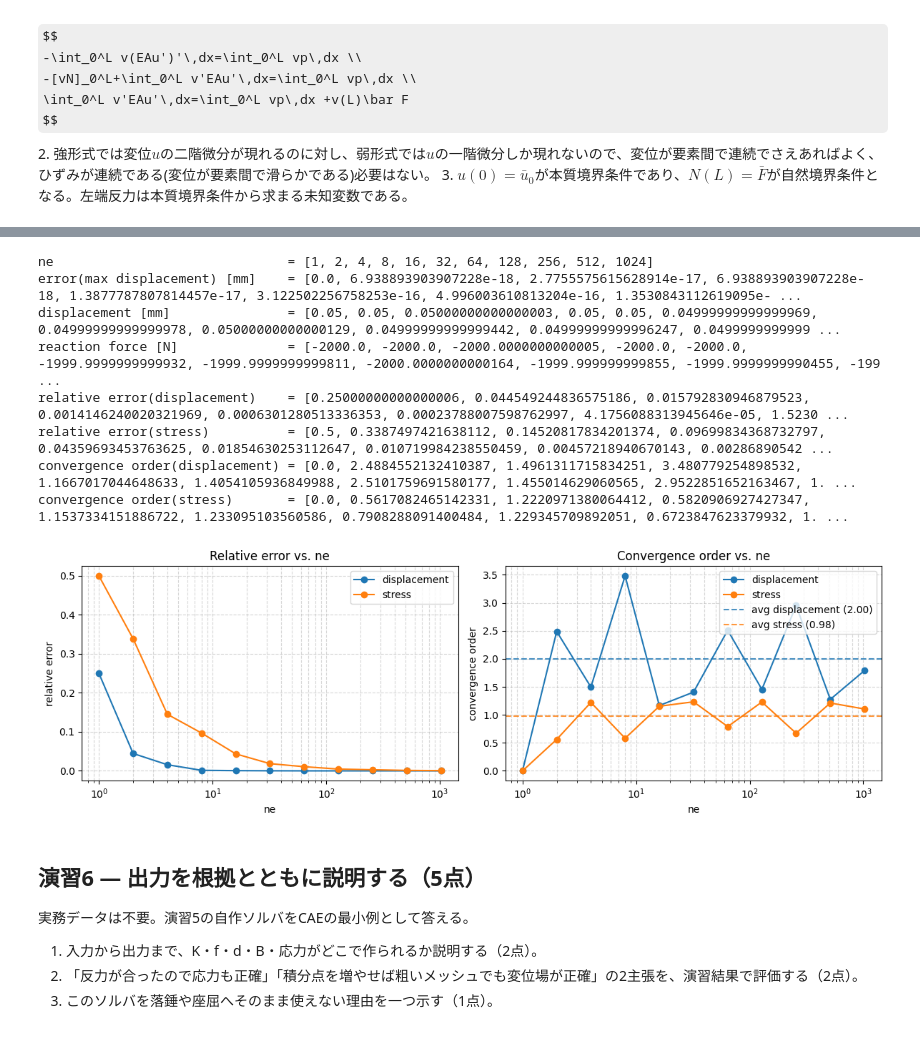
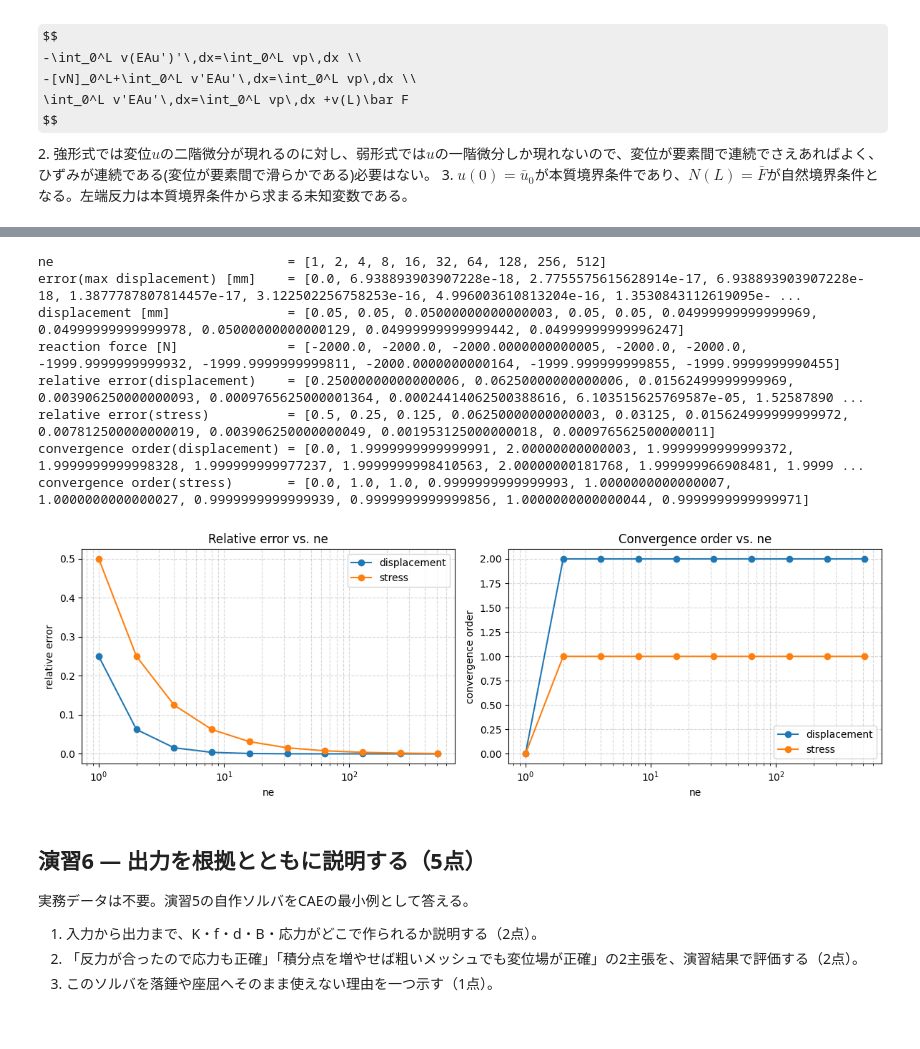
Before and after one commit to meshitaro0/cae-lab, a Jupyter notebook: notebooks/Phase4.ipynb, the cells around one changed output, grey strips where cells are left out. Drawn from its saved outputs; the diff is of its cells as text; code cells hidden in the pictures; some formulas as TeX source.

```diff
--- a/notebooks/Phase4.ipynb
+++ b/notebooks/Phase4.ipynb
@@ -71,13 +71,15 @@ def bar_element(xa, xb, EA_of_x, p_of_x, n_gauss=2):
     B = np.array([-1., 1.]) / le
     Jacobian = le / 2.
     points, weights = np.polynomial.legendre.leggauss(n_gauss)
+    if not np.all(np.isfinite(points)):
+        raise ValueError('Gauss積分点が発散した')
     points = (1. - points) / 2. * xa + (1. + points) / 2. * xb
-    if np.any(np.isinf(points)):
+    if not np.all(np.isfinite(points)):
         raise ValueError('Gauss積分点で座標が発散した')
-    if np.any(EA_of_x(points) <= 0):
+    if np.any(np.array([EA_of_x(p) for p in points]) <= 0):
         raise ValueError('Gauss積分点でEAは正でなければならない')
-    ke = np.sum(weights * EA_of_x(points)) * B[:, None] @ B[None, :] * Jacobian
-    fe = np.sum(weights * p_of_x(points) * N(points[:, None]).T, axis=1)[0] * Jacobian
+    ke = np.sum(weights * np.array([EA_of_x(p) for p in points])) * B[:, None] @ B[None, :] * Jacobian
+    fe = np.sum(weights * np.array([p_of_x(p) for p in points]) * np.array([N(p) for p in points]).T, axis=1) * Jacobian
     return ke, fe
 
 ke, fe = bar_element(0., 200., lambda x: 210000.*100., lambda x: 2.)
@@ -150,7 +152,7 @@ def assemble_bar(x, conn, E, A, p, point_forces):
         raise ValueError('接続表は(要素数, 2)のサイズをもつ2次元配列で指定する')
     if np.any(conn < 0) or np.any(conn >= n):
         raise IndexError('接続表の範囲が逸脱している')
-    if conn.dtype != 'int':
+    if not np.issubdtype(conn.dtype, np.integer):
         raise TypeError('接続表の節点番号は整数で指定する')
     if E.shape != (ne,) or A.shape != (ne,) or p.shape != (ne,):
         raise ValueError('要素ごとの弾性係数と断面積、分布荷重は要素数の長さもつ1次元配列で指定する')
@@ -158,7 +160,7 @@ def assemble_bar(x, conn, E, A, p, point_forces):
         raise ValueError('弾性係数と断面積は正の値で指定する')
 
     K = np.zeros((n, n))
-    f = point_forces
+    f = point_forces.copy()
     for i in range(ne):
         c = conn[i]
         xa, xb = x[c]
@@ -187,6 +189,7 @@ assert np.allclose(
 K_rev, f_rev = assemble_bar(x, conn[::-1], E[::-1], A[::-1], p[::-1], point_forces)
 assert np.allclose(K, K_rev)
 assert np.allclose(f, f_rev)
+assert np.isclose(K_rev[1,1], 245000.)
 # 入力不変
 assert np.allclose(point_forces, f)
 # %% [markdown]
@@ -323,7 +326,7 @@ def generate_mesh(L, E_value, A_value, p_value, point_forces_dist, ne=2):
     p = np.full(ne, p_value)
     point_forces = np.zeros(ne+1)
     if point_forces_dist:
-        for xi, f in point_forces_dist.itmes():
+        for xi, f in point_forces_dist.items():
             point_forces[np.argmin(np.abs(x-xi))] = f
     return x, conn, E, A, p, point_forces
 def analytical_u(x, L, E, A, p):
@@ -360,25 +363,32 @@ def _computational_stress(x, node, conn, stress):
                 stressh[i] = stress[j]
                 break
     return stressh
-def _compute_error(fh, f, L):
+def _compute_error(node, conn, fh, f):
     """
     Return eta: float.
     """
+    ne = conn.shape[0]
+    int_num, int_den = np.zeros((2, ne))
     points, weights = np.polynomial.legendre.leggauss(3)
-    points = (1.+points)/2.*L
-    return np.sqrt(np.sum(weights*(fh(points)-f(points))**2)/np.sum(weights*f(points)**2))
+    for i in range(ne):
+        xa, xb = node[conn[i]]
+        Jacobian = (xb-xa)/2.
+        points_xi = ((1.-points)*xa+(1.+points)*xb)/2.
+        int_num[i] = np.sum(weights*(fh(points_xi)-f(points_xi))**2*Jacobian)
+        int_den[i] = np.sum(weights*f(points_xi)**2*Jacobian)
+    return np.sqrt(np.sum(int_num)/np.sum(int_den))
 def evaluate_error(node, conn, u, stress, L, E, A, p):
     """
     Return eta_u: float, eta_sigma: float.
     """
     return _compute_error(
+        node, conn,
         lambda x: _computational_u(x, node, conn, u),
         lambda x: analytical_u(x, L, E, A, p),
-        L
     ), _compute_error(
+        node, conn,
         lambda x: _computational_stress(x, node, conn, stress),
         lambda x: analytical_stress(x, L, A, p),
-        L
     ),
 
 L, E_, A_, p_ = 1000., 200000., 100., 2.
@@ -386,12 +396,12 @@ point_forces_dist = None
 ne, displacement, reaction_force = [], [], []
 error = {'displacement_max': [], 'displacement_rel': [], 'stress_rel': []}
 convergence = {'displacement': [], 'stress': []}
-for i in range(11):
+for i in range(10):
     x, conn, E, A, p, point_forces = generate_mesh(L, E_, A_, p_, point_forces_dist, 2**i)
     K, f = assemble_bar(x, conn, E, A, p, point_forces)
     d, r = solve_dirichlet(K, f, {0: 0.})
     strain, stress, axial_force = recover_bar(x, conn, E, A, d)
-    assert np.isclose(np.sum(point_forces+r), 0)
+    assert np.isclose(np.sum(f+r), 0)
     eta_u, eta_sigma = evaluate_error(x, conn, d, stress, L, E_, A_, p_)
     ne.append(2**i)
     error['displacement_max'].append(float(np.abs(d-analytical_u(x, L, E_, A_, p_)).max()))
@@ -408,47 +418,47 @@ print('reaction force [N]              =', reaction_force)
 print('relative error(displacement)    =', error['displacement_rel'])
 print('relative error(stress)          =', error['stress_rel'])
 print('convergence order(displacement) =', convergence['displacement'])
 print('convergence order(stress)       =', convergence['stress'])
 
 import matplotlib.pyplot as plt
 fig, (ax1, ax2) = plt.subplots(1, 2, figsize=(12, 4))
 
 ax1.plot(ne, error['displacement_rel'], 'o-', label='displacement')
 ax1.plot(ne, error['stress_rel'], 'o-', label='stress')
 ax1.set_xscale('log')
 ax1.set_xlabel('ne')
 ax1.set_ylabel('relative error')
 ax1.grid(True, which='both', ls='--', alpha=0.5)
 ax1.legend()
 ax1.set_title('Relative error vs. ne')
 
-disp_conv_mean = np.array(convergence['displacement'][1:]).mean()
-stress_conv_mean = np.array(convergence['stress'][1:]).mean()
+# disp_conv_mean = np.array(convergence['displacement'][1:]).mean()
+# stress_conv_mean = np.array(convergence['stress'][1:]).mean()
 ax2.plot(ne, convergence['displacement'], 'o-', label='displacement')
 ax2.plot(ne, convergence['stress'], 'o-', label='stress')
-ax2.axhline(disp_conv_mean, color='C0', linestyle='--', linewidth=1.5, alpha=0.8,
-      label=f'avg displacement ({disp_conv_mean:.2f})')
-ax2.axhline(stress_conv_mean, color='C1', linestyle='--', linewidth=1.5, alpha=0.8,
-      label=f'avg stress ({stress_conv_mean:.2f})')
+# ax2.axhline(disp_conv_mean, color='C0', linestyle='--', linewidth=1.5, alpha=0.8,
+#       label=f'avg displacement ({disp_conv_mean:.2f})')
+# ax2.axhline(stress_conv_mean, color='C1', linestyle='--', linewidth=1.5, alpha=0.8,
+#       label=f'avg stress ({stress_conv_mean:.2f})')
 ax2.set_xlabel('ne')
 ax2.set_ylabel('convergence order')
 ax2.set_xscale('log')
 ax2.grid(True, which='both', ls='--', alpha=0.5)
 ax2.legend()
 ax2.set_title('Convergence order vs. ne')
 
 plt.tight_layout()
 plt.show()
 # %% [output]
-ne                              = [1, 2, 4, 8, 16, 32, 64, 128, 256, 512, 1024]
+ne                              = [1, 2, 4, 8, 16, 32, 64, 128, 256, 512]
 error(max displacement) [mm]    = [0.0, 6.938893903907228e-18, 2.7755575615628914e-17, 6.938893903907228e-18, 1.3877787807814457e-17, 3.122502256758253e-16, 4.996003610813204e-16, 1.3530843112619095e- ...
-displacement [mm]               = [0.05, 0.05, 0.05000000000000003, 0.05, 0.05, 0.04999999999999969, 0.04999999999999978, 0.05000000000000129, 0.04999999999999442, 0.04999999999996247, 0.0499999999999 ...
-reaction force [N]              = [-2000.0, -2000.0, -2000.0000000000005, -2000.0, -2000.0, -1999.9999999999932, -1999.9999999999811, -2000.0000000000164, -1999.999999999855, -1999.9999999990455, -199 ...
-relative error(displacement)    = [0.25000000000000006, 0.044549244836575186, 0.015792830946879523, 0.0014146240020321969, 0.0006301280513336353, 0.00023788007598762997, 4.1756088313945646e-05, 1.5230 ...
-relative error(stress)          = [0.5, 0.3387497421638112, 0.14520817834201374, 0.09699834368732797, 0.04359693453763625, 0.01854630253112647, 0.010719984238550459, 0.00457218940670143, 0.00286890542 ...
-convergence order(displacement) = [0.0, 2.4884552132410387, 1.4961311715834251, 3.480779254898532, 1.1667017044648633, 1.4054105936849988, 2.5101759691580177, 1.455014629060565, 2.9522851652163467, 1. ...
-convergence order(stress)       = [0.0, 0.5617082465142331, 1.2220971380064412, 0.5820906927427347, 1.1537334151886722, 1.233095103560586, 0.7908288091400484, 1.229345709892051, 0.6723847623379932, 1. ...
+displacement [mm]               = [0.05, 0.05, 0.05000000000000003, 0.05, 0.05, 0.04999999999999969, 0.04999999999999978, 0.05000000000000129, 0.04999999999999442, 0.04999999999996247]
+reaction force [N]              = [-2000.0, -2000.0, -2000.0000000000005, -2000.0, -2000.0, -1999.9999999999932, -1999.9999999999811, -2000.0000000000164, -1999.999999999855, -1999.9999999990455]
+relative error(displacement)    = [0.25000000000000006, 0.06250000000000006, 0.01562499999999969, 0.003906250000000093, 0.0009765625000001364, 0.00024414062500388616, 6.103515625769587e-05, 1.52587890 ...
+relative error(stress)          = [0.5, 0.25, 0.125, 0.06250000000000003, 0.03125, 0.015624999999999972, 0.007812500000000019, 0.003906250000000049, 0.001953125000000018, 0.000976562500000011]
+convergence order(displacement) = [0.0, 1.9999999999999991, 2.00000000000003, 1.9999999999999372, 1.9999999999998328, 1.999999999977237, 1.9999999998410563, 2.00000000181768, 1.999999966908481, 1.9999 ...
+convergence order(stress)       = [0.0, 1.0, 1.0, 0.9999999999999993, 1.0000000000000007, 1.0000000000000027, 0.9999999999999939, 0.9999999999999856, 1.0000000000000044, 0.9999999999999971]
-[figure, old version]
+[figure, new version]
 # %% [markdown]
 ## 演習6 — 出力を根拠とともに説明する（5点）
 
```
Also changed, not shown: parts of 6 cells of this notebook, 3 other files.
